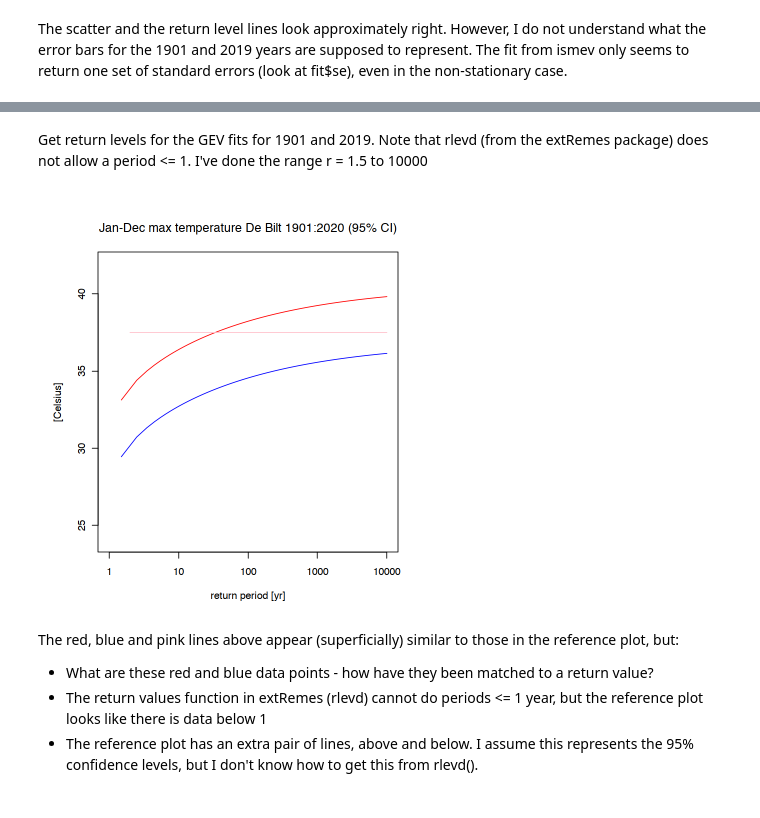
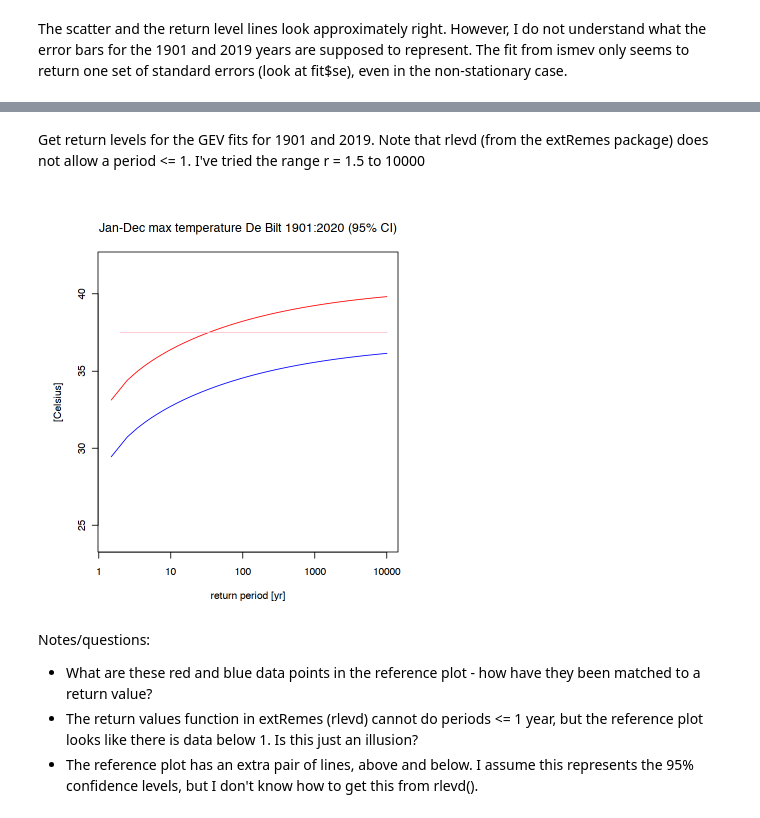
Before and after one commit to C3S-attribution-service/ToolsTesting, a Jupyter notebook: fit_gev.ipynb, the cells around one changed output, grey strips where cells are left out. Drawn from its saved outputs; the diff is of its cells as text; code cells hidden in the pictures.

```diff
--- a/fit_gev.ipynb
+++ b/fit_gev.ipynb
@@ -184,14 +203,14 @@ The scatter and the return level lines look approximately right. However, I do n
 Now let's try to replicate the return period plot:
 ![caption](htxtx260_21028.png)
 # %% [markdown]
-Get return levels for the GEV fits for 1901 and 2019. Note that rlevd (from the extRemes package) does not allow a period <= 1. I've done the range r = 1.5 to 10000
+Get return levels for the GEV fits for 1901 and 2019. Note that rlevd (from the extRemes package) does not allow a period <= 1. I've tried the range r = 1.5 to 10000
 # %%
 rvals = c()
 rlevels_1901 = c()
 rlevels_2019 = c()
-for (r in 1.5:10000) {
-    rl1901 = rlevd(r, loc = location_1901, scale = scale_1901, shape = shape_1901, type = "GEV", npy = 365.25)
-    rl2019 = rlevd(r, loc = location_2019, scale = scale_2019, shape = shape_2019, type = "GEV", npy = 365.25)
+for (r in seq(1.5, 10000, by=1)) {
+    rl1901 = rlevd(r, loc = location_1901, scale = scale_1901, shape = shape, type = "GEV", npy = 1)
+    rl2019 = rlevd(r, loc = location_2019, scale = scale_2019, shape = shape, type = "GEV", npy = 1)
 
     rlevels_1901 = c(rlevels_1901, rl1901)
     rlevels_2019 = c(rlevels_2019, rl2019)
@@ -201,15 +220,15 @@ for (r in 1.5:10000) {
 rlevels = data.frame(rvals=rvals, rlevels_1901=rlevels_1901, rlevels_2019=rlevels_2019)
 # %%
 par(pin = c(5,5))
-plot(rlevels$rvals, rlevels$rlevels_2019, log="x", ylim=c(24,42), xlim=c(1,10000), col="red", type="l", main='Jan-Dec max temperature De Bilt 1901:2020 (95% CI)', ylab='[Celsius]', xlab='return period [yr]')
+plot(rlevels$rvals, rlevels$rlevels_2019, log="x", ylim=c(24,42), xlim=c(1.4,10000), col="red", type="l", main='Jan-Dec max temperature De Bilt 1901:2020 (95% CI)', ylab='[Celsius]', xlab='return period [yr]')
 lines(rlevels$rvals, rlevels$rlevels_1901, lty=1, col="blue")
 
 observed_max_2019 = tail(debilt_yearly_max, n=1)$maxtemp
 lines(c(2,10000), c(observed_max_2019,observed_max_2019), lty=1, col="pink")
 # %% [output]
-[figure, old version]
+[figure, new version]
 # %% [markdown]
-The red, blue and pink lines above appear (superficially) similar to those in the reference plot, but:
-* What are these red and blue data points - how have they been matched to a return value?
-* The return values function in extRemes (rlevd) cannot do periods <= 1 year, but the reference plot looks like there is data below 1
+Notes/questions:
+* What are these red and blue data points in the reference plot - how have they been matched to a return value?
+* The return values function in extRemes (rlevd) cannot do periods <= 1 year, but the reference plot looks like there is data below 1. Is this just an illusion?
 * The reference plot has an extra pair of lines, above and below. I assume this represents the 95% confidence levels, but I don't know how to get this from rlevd().
```
Also changed, not shown: parts of 4 cells of this notebook, 1 other file.
